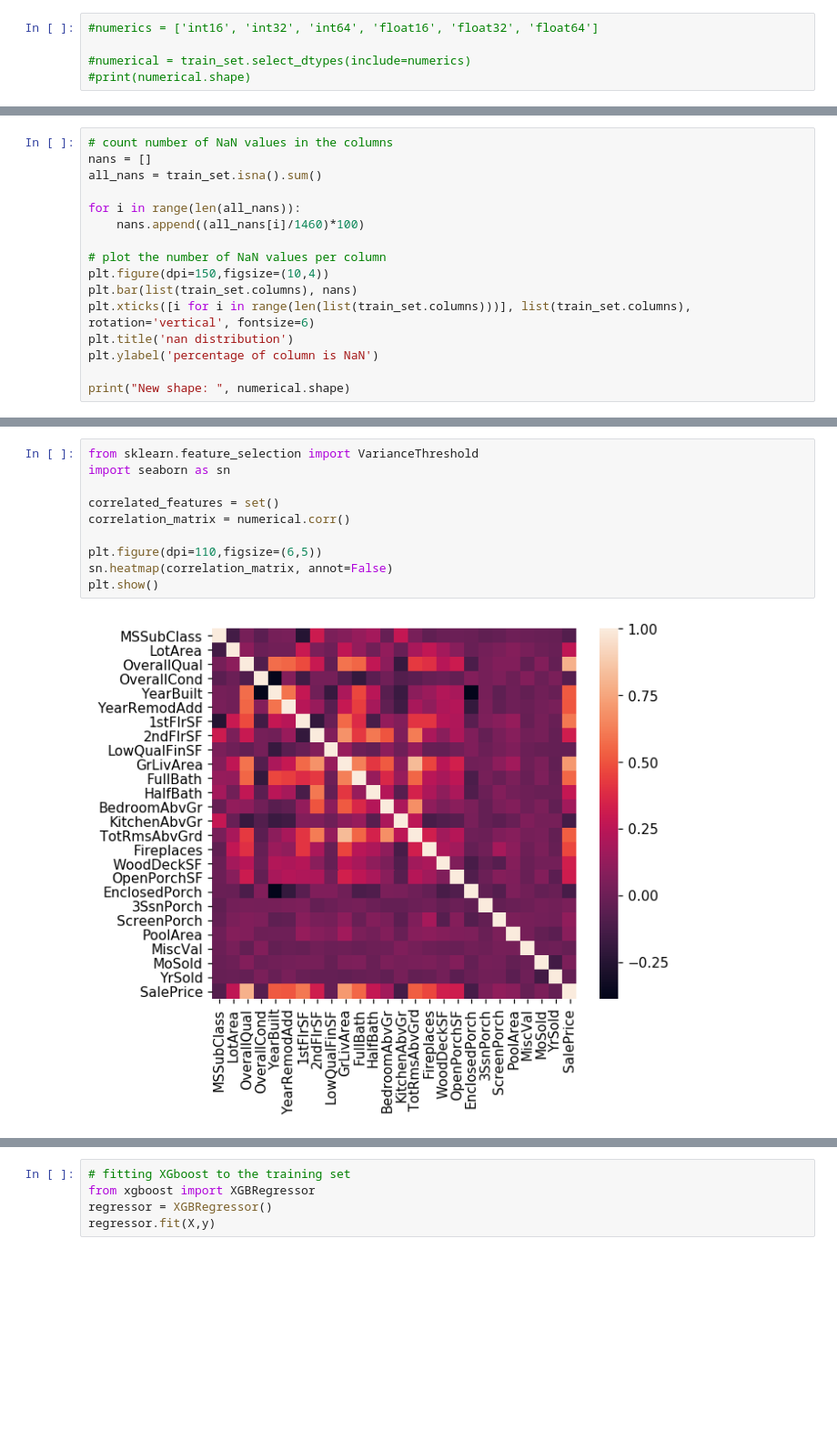
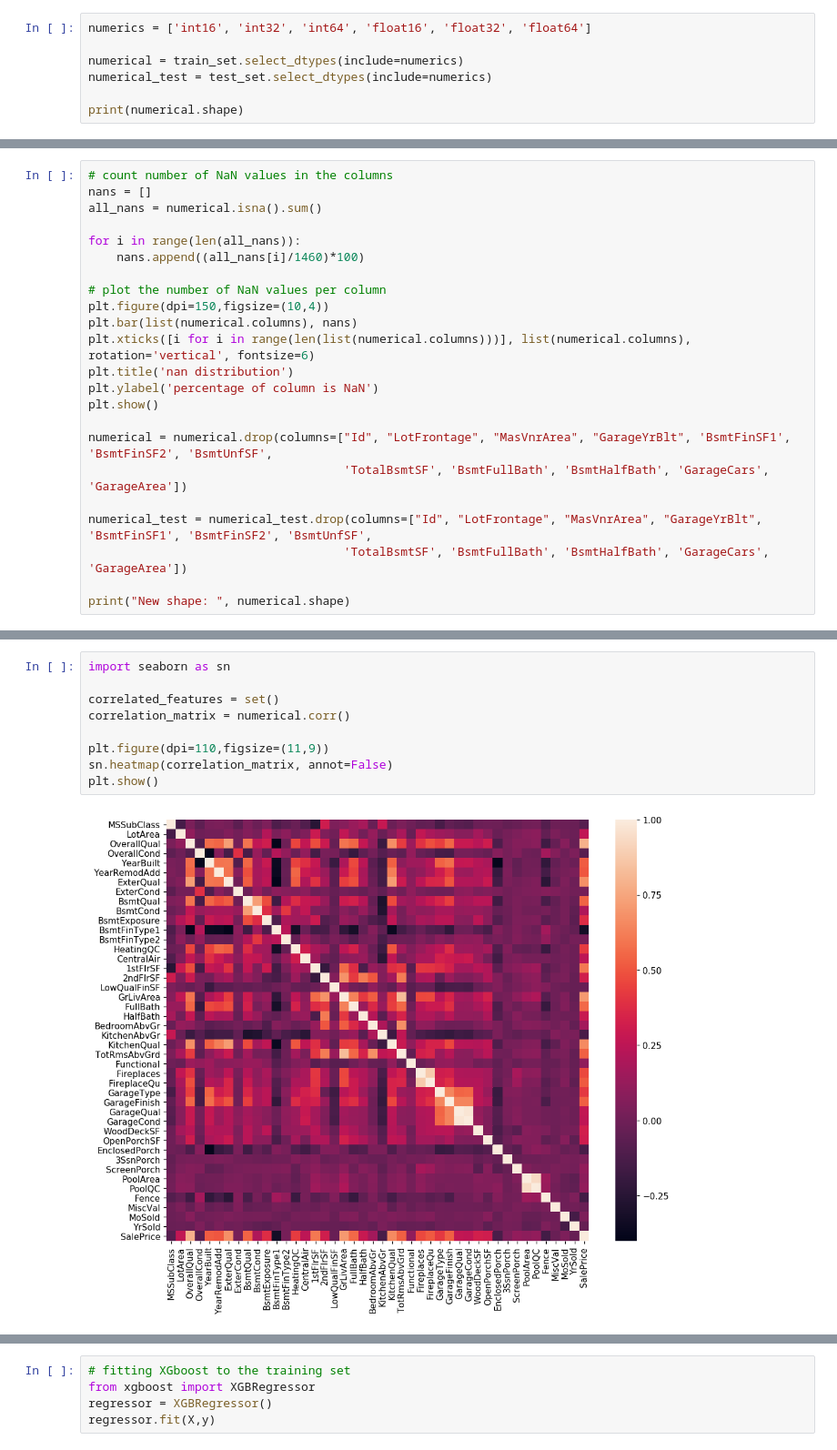
Before and after one commit to ricardomokhtari/Data-Science-Projects, a Jupyter notebook: house-prices/analysis.ipynb, the cells around one changed output, grey strips where cells are left out. Shown at 91% size. Drawn from its saved outputs; the diff is of its cells as text; blank space fills up the shorter version.

```diff
--- a/house-prices/analysis.ipynb
+++ b/house-prices/analysis.ipynb
@@ -27,5 +211,7 @@ Training set shape:  (1460, 81)
 # %%
-#numerics = ['int16', 'int32', 'int64', 'float16', 'float32', 'float64']
+numerics = ['int16', 'int32', 'int64', 'float16', 'float32', 'float64']
 
-#numerical = train_set.select_dtypes(include=numerics)
-#print(numerical.shape)
+numerical = train_set.select_dtypes(include=numerics)
+numerical_test = test_set.select_dtypes(include=numerics)
+
+print(numerical.shape)
@@ -32,17 +224,24 @@ Training set shape:  (1460, 81)
 # %%
 # count number of NaN values in the columns
 nans = []
-all_nans = train_set.isna().sum()
+all_nans = numerical.isna().sum()
 
 for i in range(len(all_nans)):
     nans.append((all_nans[i]/1460)*100)
 
 # plot the number of NaN values per column
 plt.figure(dpi=150,figsize=(10,4))
-plt.bar(list(train_set.columns), nans)
-plt.xticks([i for i in range(len(list(train_set.columns)))], list(train_set.columns), rotation='vertical', fontsize=6)
+plt.bar(list(numerical.columns), nans)
+plt.xticks([i for i in range(len(list(numerical.columns)))], list(numerical.columns), rotation='vertical', fontsize=6)
 plt.title('nan distribution')
 plt.ylabel('percentage of column is NaN')
+plt.show()
+
+numerical = numerical.drop(columns=["Id", "LotFrontage", "MasVnrArea", "GarageYrBlt", 'BsmtFinSF1', 'BsmtFinSF2', 'BsmtUnfSF',
+                                    'TotalBsmtSF', 'BsmtFullBath', 'BsmtHalfBath', 'GarageCars', 'GarageArea'])
+
+numerical_test = numerical_test.drop(columns=["Id", "LotFrontage", "MasVnrArea", "GarageYrBlt", 'BsmtFinSF1', 'BsmtFinSF2', 'BsmtUnfSF',
+                                    'TotalBsmtSF', 'BsmtFullBath', 'BsmtHalfBath', 'GarageCars', 'GarageArea'])
 
 print("New shape: ", numerical.shape)
 # %% [output]
@@ -62,12 +265,11 @@ plt.show()
 # %%
-from sklearn.feature_selection import VarianceThreshold
 import seaborn as sn
 
 correlated_features = set()
 correlation_matrix = numerical.corr()
 
-plt.figure(dpi=110,figsize=(6,5))
+plt.figure(dpi=110,figsize=(11,9))
 sn.heatmap(correlation_matrix, annot=False)
 plt.show()
 # %% [output]
-[figure, old version]
+[figure, new version]
```
Also changed, not shown: parts of 24 cells of this notebook, 1 other file.
